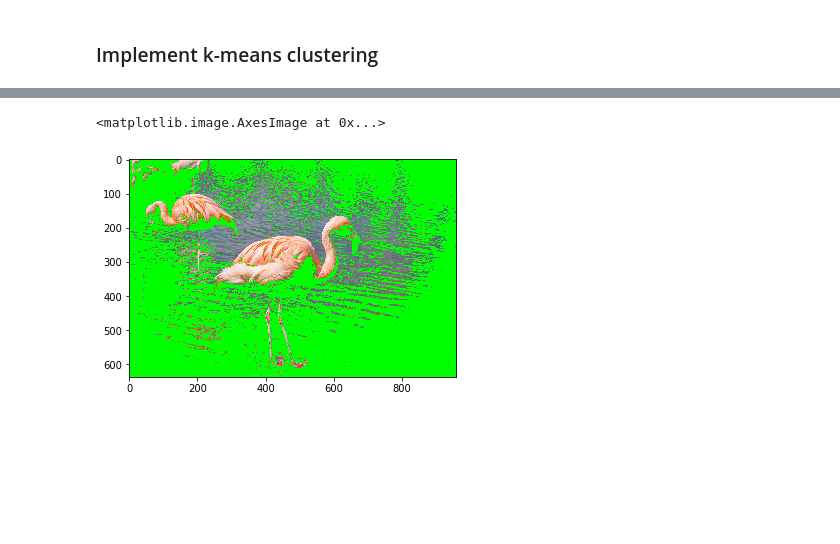
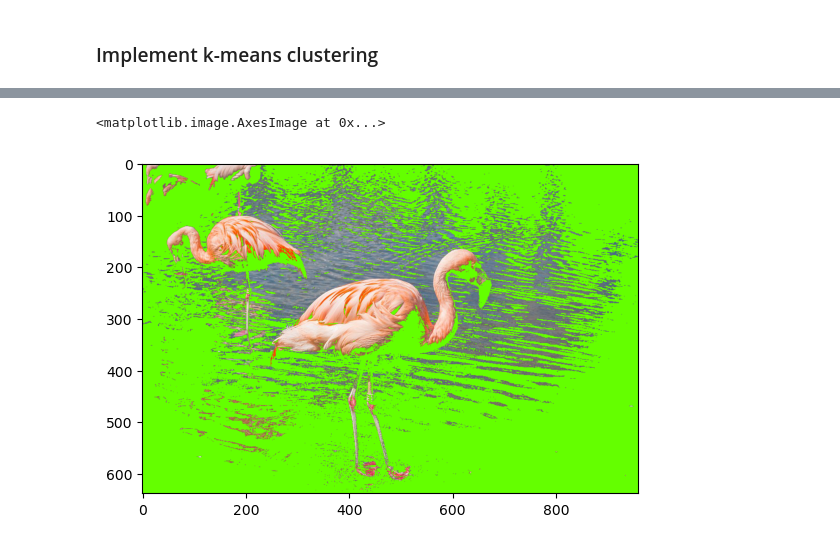
Before and after one commit to codsalah/Computer-Vision-Engineer---Udacity-nanodegree, a Jupyter notebook: computer vision engineer — udacity/Types of Features & Image Segmentation/3. K-means.ipynb, the cells around one changed output, grey strips where cells are left out. Cells and saved outputs as stored; diff of their text form; code cells hidden in the pictures; blank space fills up the shorter version.

```diff
--- a/computer vision engineer — udacity/Types of Features & Image Segmentation/3. K-means.ipynb
+++ b/computer vision engineer — udacity/Types of Features & Image Segmentation/3. K-means.ipynb
@@ -62,13 +62,13 @@ plt.imshow(labels_reshape==0, cmap='gray')
 # %%
 # mask an image segment by cluster
 
 cluster = 0 # the first cluster
 
 masked_image = np.copy(image)
 # turn the mask green!
-masked_image[labels_reshape == cluster] = [0, 255, 0]
+masked_image[labels_reshape == cluster] = [100, 255, 0]
 
 plt.imshow(masked_image)
 # %% [output]
 <matplotlib.image.AxesImage at 0x...>
-[figure, old version]
+[figure, new version]
```
Also changed, not shown: parts of 3 cells of this notebook, 2 other files.
